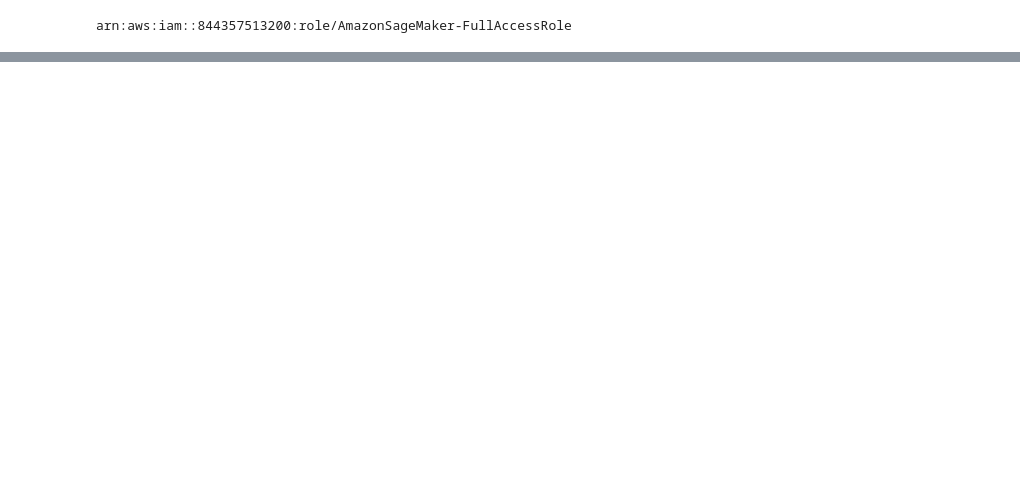
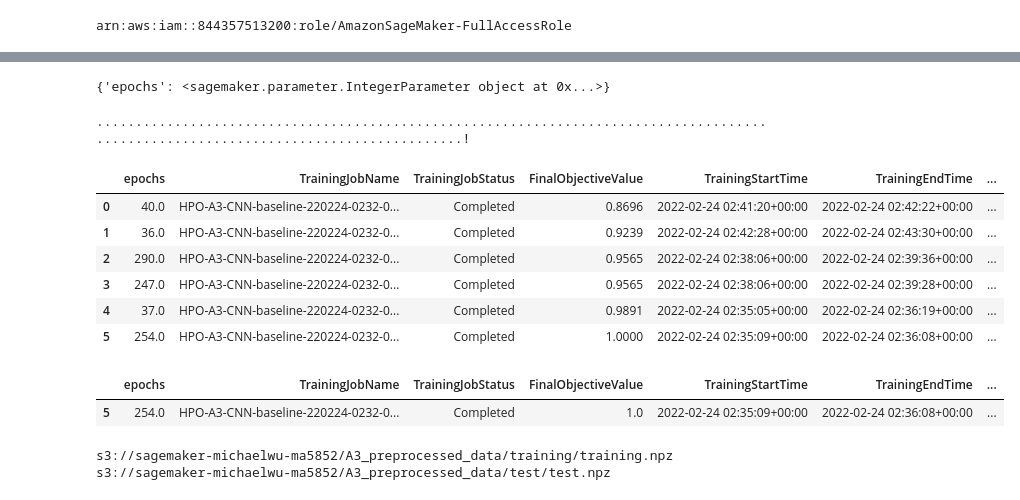
Before and after one commit to nzmichaelwu/MA5852, a Jupyter notebook: A3/A3.ipynb, the cells around one changed output, grey strips where cells are left out. Cells and saved outputs as stored; diff of their text form; code cells hidden in the pictures; blank space fills up the shorter version.

```diff
--- a/A3/A3.ipynb
+++ b/A3/A3.ipynb
@@ -130,0 +353,13 @@ X_train
+# %%
+'''
+    hyperparameter tuning on the baseline nn model
+'''
+from sagemaker.tuner import IntegerParameter
+
+hyperparameter_ranges = {
+    'epochs': IntegerParameter(5, 300),
+}
+
+print(hyperparameter_ranges)
+# %% [output]
+{'epochs': <sagemaker.parameter.IntegerParameter object at 0x...>}
@@ -130,0 +400,44 @@ X_train
+# %%
+# fit is used to train the model
+tuner.fit({'training': training_input_path, 'test': test_input_path})
+# %% [output]
+.....................................................................................................................................!
+# %%
+# inspect jobs with AWS
+from sagemaker.tuner import HyperparameterTuner
+tuner = HyperparameterTuner.attach("HPO-A3-CNN-baseline-220224-0232")
+analytics = tuner.analytics()
+df_hpo_res = analytics.dataframe()
+df_hpo_res
+# %% [output]
+|  | epochs | TrainingJobName | TrainingJobStatus | FinalObjectiveValue | TrainingStartTime | TrainingEndTime | ... |
+| 0 | 40.0 | HPO-A3-CNN-baseline-220224-0232-0... | Completed | 0.8696 | 2022-02-24 02:41:20+00:00 | 2022-02-24 02:42:22+00:00 | ... |
+| 1 | 36.0 | HPO-A3-CNN-baseline-220224-0232-0... | Completed | 0.9239 | 2022-02-24 02:42:28+00:00 | 2022-02-24 02:43:30+00:00 | ... |
+| 2 | 290.0 | HPO-A3-CNN-baseline-220224-0232-0... | Completed | 0.9565 | 2022-02-24 02:38:06+00:00 | 2022-02-24 02:39:36+00:00 | ... |
+| 3 | 247.0 | HPO-A3-CNN-baseline-220224-0232-0... | Completed | 0.9565 | 2022-02-24 02:38:06+00:00 | 2022-02-24 02:39:28+00:00 | ... |
+| 4 | 37.0 | HPO-A3-CNN-baseline-220224-0232-0... | Completed | 0.9891 | 2022-02-24 02:35:05+00:00 | 2022-02-24 02:36:19+00:00 | ... |
+| 5 | 254.0 | HPO-A3-CNN-baseline-220224-0232-0... | Completed | 1.0000 | 2022-02-24 02:35:09+00:00 | 2022-02-24 02:36:08+00:00 | ... |
+# %%
+# select the best job with the highest accuracy
+best_job = df_hpo_res.sort_values('FinalObjectiveValue', ascending=False)[:1]
+
+best_job
+# %% [output]
+|  | epochs | TrainingJobName | TrainingJobStatus | FinalObjectiveValue | TrainingStartTime | TrainingEndTime | ... |
+| 5 | 254.0 | HPO-A3-CNN-baseline-220224-0232-0... | Completed | 1.0 | 2022-02-24 02:35:09+00:00 | 2022-02-24 02:36:08+00:00 | ... |
+# %%
+'''
+    train baseline model on AWS using the optimal hyperparameters
+'''
+# upload data to s3 bucket
+prefix = 'A3_preprocessed_data'
+
+training_input_path = sagemaker_session.upload_data(path='data/training.npz', bucket=bucket, key_prefix=prefix+'/training')
+
+test_input_path = sagemaker_session.upload_data(path='data/test.npz', bucket=bucket, key_prefix=prefix+'/test')
+
+print(training_input_path)
+print(test_input_path)
+# %% [output]
+s3://sagemaker-michaelwu-ma5852/A3_preprocessed_data/training/training.npz
+s3://sagemaker-michaelwu-ma5852/A3_preprocessed_data/test/test.npz
```
Also changed, not shown: parts of 25 cells of this notebook, 2 other files.
